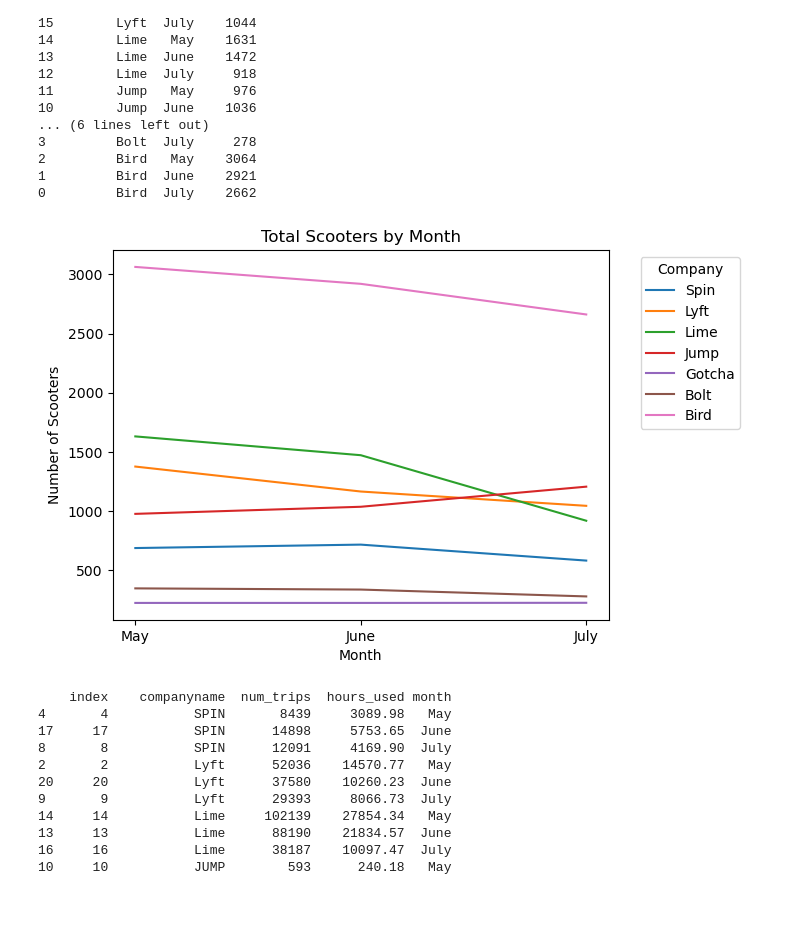
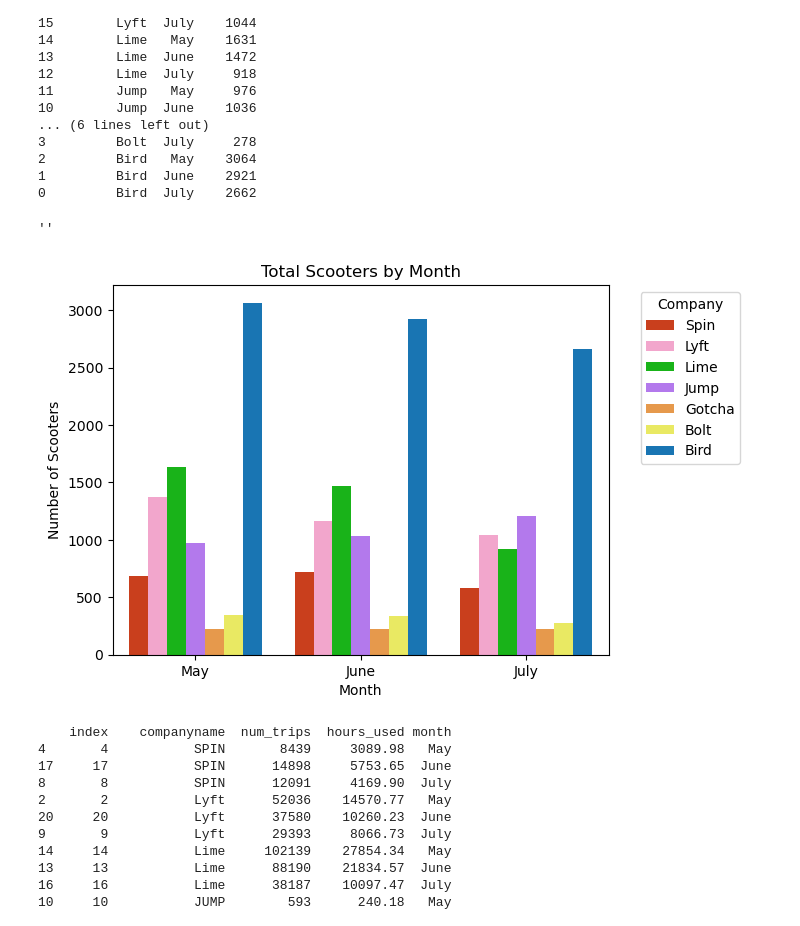
Before and after one commit to NSS-Data-Analytics-Cohort-10/scooters-group-6, a Jupyter notebook: notebook/scooters.ipynb, the cells around one changed output. Cells and saved outputs as stored; diff of their text form; code cells hidden in the pictures.

```diff
--- a/notebook/scooters.ipynb
+++ b/notebook/scooters.ipynb
@@ -26,5 +29,8 @@ group by companyname
 # %% [markdown]
 1. During this period, seven companies offered scooters. How many scooters did each company have in this time frame? Did the number for each company change over time? Did scooter usage vary by company?
+# %%
+colors1={'Bird':"#007acc",'Lyft':"#ff99cc",'Bolt':"#ffff4d",'Spin':"#e62e00",'Gotcha':"#ff9933",'Jump':"#b366ff",'Lime':"#00cc00"}
+colors2={'Bird':"#007acc",'Lyft':"#ff99cc",'Bolt Mobility':"#ffff4d",'SPIN':"#e62e00",'Gotcha':"#ff9933",'JUMP':"#b366ff",'Lime':"#00cc00"}
 # %%
 query1='''
 select distinct sumdid,companyname
@@ -117,14 +123,17 @@ print(by_month)
 1         Bird  June    2921
 0         Bird  July    2662
 # %%
-sns.lineplot(x='month',y='sumdid',data=by_month,hue='companyname') #hue adds a line for each company https://seaborn.pydata.org/generated/seaborn.scatterplot.html
+sns.barplot(x='month',y='sumdid',data=by_month,hue='companyname',palette=colors1) #hue adds a line for each company https://seaborn.pydata.org/generated/seaborn.scatterplot.html
 plt.title('Total Scooters by Month')
 plt.ylabel('Number of Scooters')
 plt.xlabel('Month')
 plt.legend(title='Company',bbox_to_anchor=(1.05, 1))
-plt.savefig('scootsbymonth.png');
+#plt.savefig('scootsbymonth2.png')
+plt.savefig('scootsbymonth2.png', bbox_inches='tight')
+;
 # %% [output]
+''
-[figure, old version]
+[figure, new version]
 # %%
 query3='''
 (select companyname, COUNT(triprecordnum) as num_trips, round((sum(tripduration)/60),2) as hours_used, 'May' as month
```
Also changed, not shown: parts of 20 cells of this notebook.
